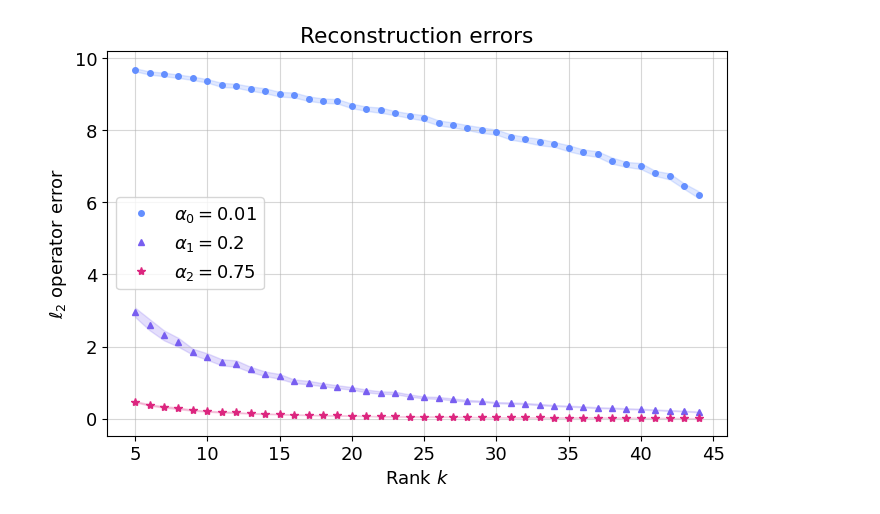
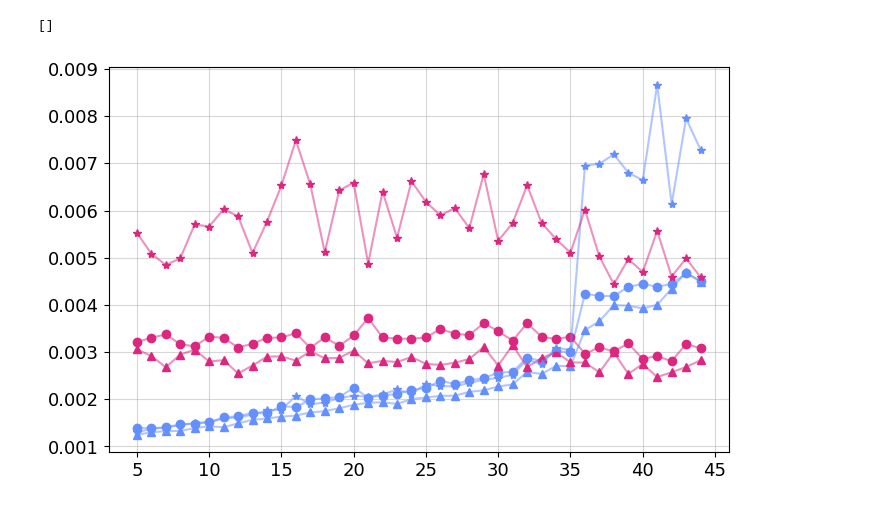
Before and after one commit to EliasSev/randomized-svd-paper, a Jupyter notebook: notebooks/rsvd_errors.ipynb, the cells around one changed output. Drawn from its saved outputs; the diff is of its cells as text; code cells hidden in the pictures.

```diff
--- a/notebooks/rsvd_errors.ipynb
+++ b/notebooks/rsvd_errors.ipynb
@@ -104,30 +196,27 @@ errors = [errors0, errors1, errors2]
-# %%
-# Make a p% confidence interval
-p = 99
-z = norm.ppf((1 + p / 100) / 2)
-
-fig, ax = plt.subplots(1, 1, figsize=(8, 5))
-k_range = np.arange(k_min, k_max)
-
-styles = ['-', '--', '-.']
-markers = ['o', '^', '*']
-sizes = [4, 5, 6]
-for i in range(len(errors)):
-    mean_error = errors[i].mean(axis=0)
-    std = errors[i].std(axis=0)
-    nk = errors[i].shape[0]
-    ci95 = z * std / np.sqrt(nk)
-
-    ax.plot(k_range, mean_error, markers[i], c=colors3[i],
-            label=f'$\\alpha_{i}={alphas[i]}$', ms=sizes[i])
-    #ax.plot(k_range, mean_error, color=colors3[i], lw=2, alpha=0.5)
-    ax.fill_between(k_range, mean_error - ci95, mean_error + ci95, color=colors3[i], alpha=0.2)
-
-ax.set_xlabel('Rank $k$')
-ax.set_ylabel('$\\ell_2$ operator error')
-ax.set_title('Reconstruction errors')
-ax.legend()
-ax.grid(True, alpha=0.5)
-plt.show()
-# %% [output]
-[figure, removed]
+# %%
+nk = k_max - k_min
+k_range = np.arange(k_min, k_max)
+styles = ['-', '--', '-.']
+markers = ['o', '^', '*']
+sizes = [5, 6, 7]
+
+# Calculate p% confidence intervals
+p = 95
+z = norm.ppf((1 + p / 100) / 2)
+
+# Calculate the mean, std and ci for each experiment
+dt_rsvd_mean = dt_rsvd.mean(axis=1)
+dt_svd_mean = dt_svd.mean(axis=1)
+
+fig, ax = plt.subplots(1, 1, figsize=(8, 5))
+for i in range(3):
+    ax.plot(k_range, dt_rsvd_mean[i], markers[i], c=colors3[0])
+    ax.plot(k_range, dt_rsvd_mean[i], c=colors3[0], alpha=0.5)
+    ax.plot(k_range, dt_svd_mean[i], markers[i], c=colors3[2])
+    ax.plot(k_range, dt_svd_mean[i], c=colors3[2], alpha=0.5)
+
+ax.grid(True, alpha=0.5)
+plt.plot()
+# %% [output]
+[]
+[figure, added]
```
Also changed, not shown: parts of 10 cells of this notebook, 4 other files.
